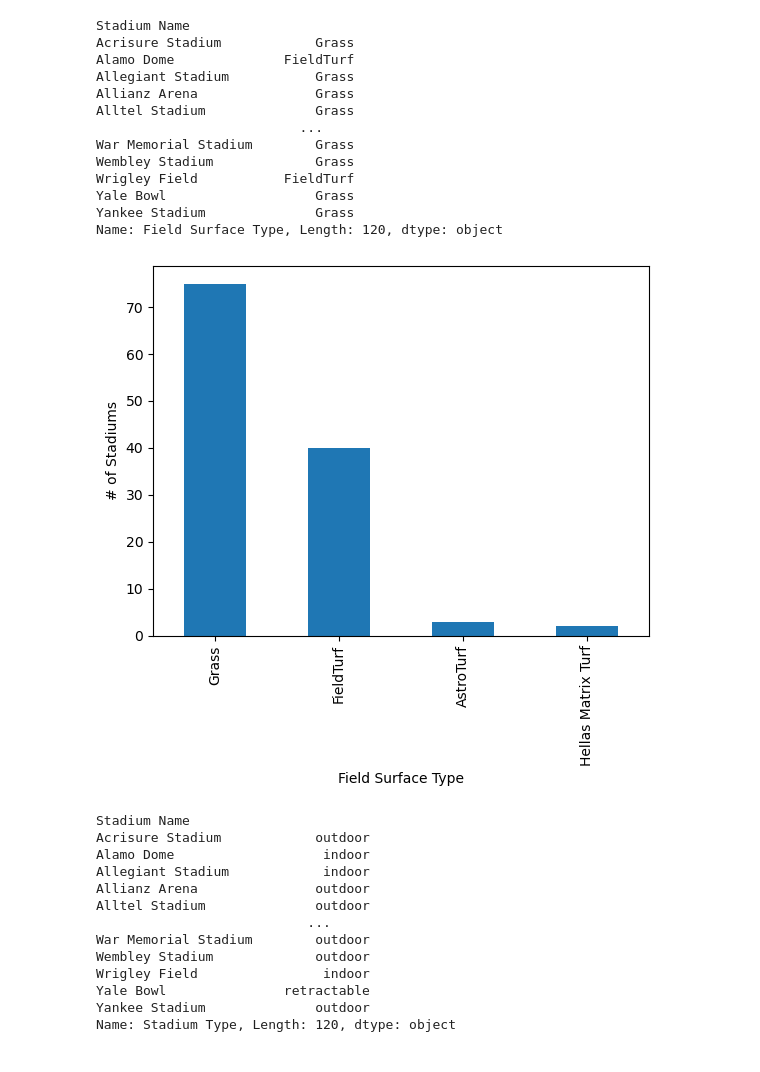
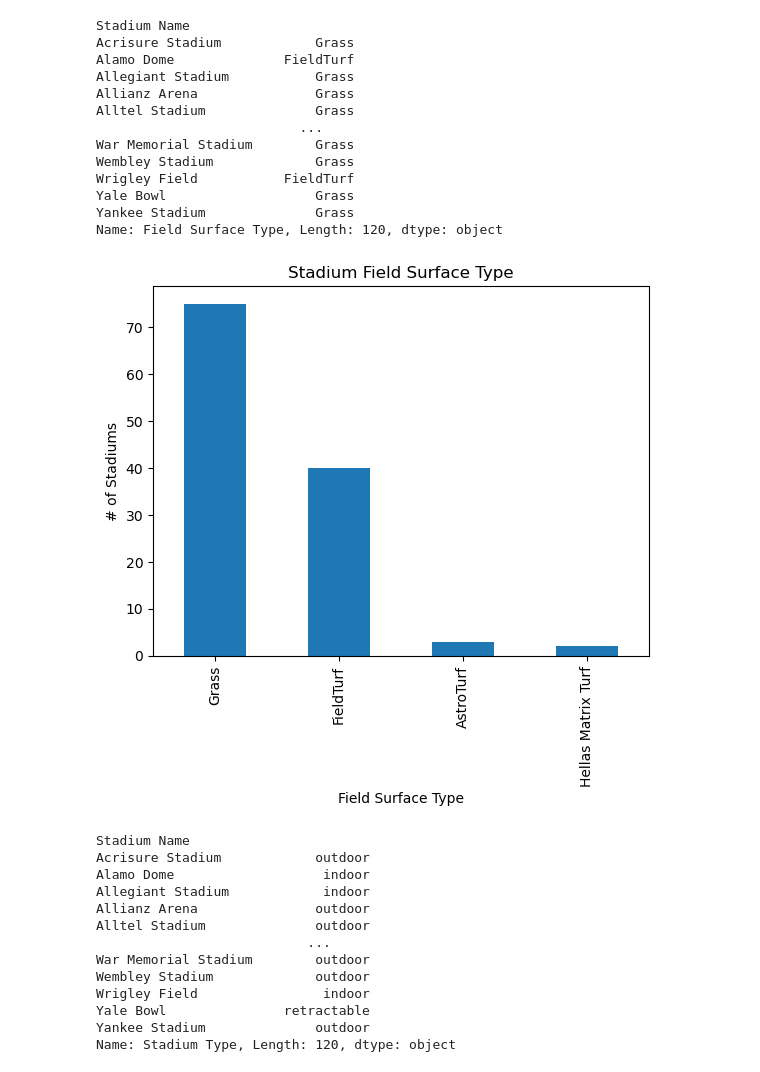
Before and after one commit to meltonme/nfl_sports_betting_analysis, a Jupyter notebook: NFL Betting Analysis/betting_analysis.ipynb, the cells around one changed output. Saved outputs shown, nothing was run; the diff lists cells and outputs as text; code cells hidden in the pictures.

```diff
--- a/NFL Betting Analysis/betting_analysis.ipynb
+++ b/NFL Betting Analysis/betting_analysis.ipynb
@@ -260,11 +270,17 @@ Name: Field Surface Type, Length: 120, dtype: object
 # %%
 #create a bar chart for showing the stadium surface type
 renamed_team_stadium_merged['Field Surface Type'].value_counts().plot(kind='bar')
 plt.xlabel('Field Surface Type')
 plt.ylabel('# of Stadiums')
+
+plt.title("Stadium Field Surface Type")
+
+#save the figure in the OutPut Data Folder
+plt.savefig("../Output Data/Stadiums v Field Surface Type.png")
+
 plt.show()
 # %% [output]
-[figure, old version]
+[figure, new version]
 # %%
 #Print the Type of Stadium
 stadium_type = renamed_team_stadium_merged.set_index("Stadium Name")['Stadium Type']
```
Also changed, not shown: parts of 40 cells of this notebook, 14 other files.
